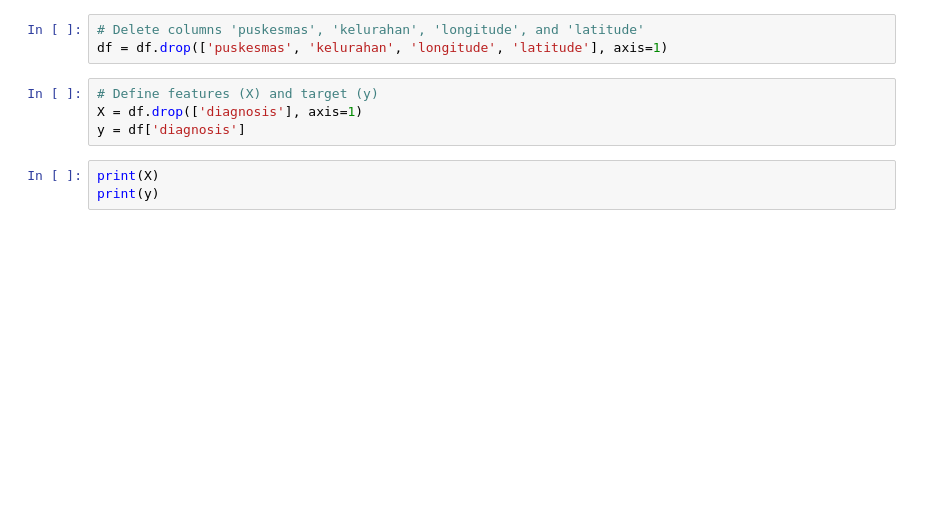
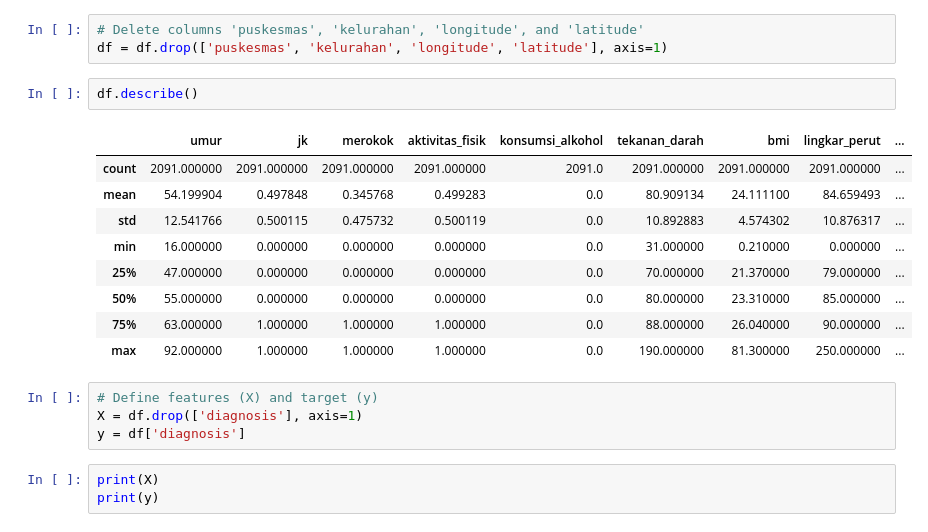
Before and after one commit to rafiilham91/prediksi-diabetes-skripsi, a Jupyter notebook: Prediksi Diabetes.ipynb, the cells around one changed output. Drawn from its saved outputs; the diff is of its cells as text; blank space fills up the shorter version.

```diff
--- a/Prediksi Diabetes.ipynb
+++ b/Prediksi Diabetes.ipynb
@@ -55,6 +49,18 @@ memory usage: 228.8+ KB
 # %%
 # Delete columns 'puskesmas', 'kelurahan', 'longitude', and 'latitude'
 df = df.drop(['puskesmas', 'kelurahan', 'longitude', 'latitude'], axis=1)
+# %%
+df.describe()
+# %% [output]
+|  | umur | jk | merokok | aktivitas_fisik | konsumsi_alkohol | tekanan_darah | bmi | lingkar_perut | ... |
+| count | 2091.000000 | 2091.000000 | 2091.000000 | 2091.000000 | 2091.0 | 2091.000000 | 2091.000000 | 2091.000000 | ... |
+| mean | 54.199904 | 0.497848 | 0.345768 | 0.499283 | 0.0 | 80.909134 | 24.111100 | 84.659493 | ... |
+| std | 12.541766 | 0.500115 | 0.475732 | 0.500119 | 0.0 | 10.892883 | 4.574302 | 10.876317 | ... |
+| min | 16.000000 | 0.000000 | 0.000000 | 0.000000 | 0.0 | 31.000000 | 0.210000 | 0.000000 | ... |
+| 25% | 47.000000 | 0.000000 | 0.000000 | 0.000000 | 0.0 | 70.000000 | 21.370000 | 79.000000 | ... |
+| 50% | 55.000000 | 0.000000 | 0.000000 | 0.000000 | 0.0 | 80.000000 | 23.310000 | 85.000000 | ... |
+| 75% | 63.000000 | 1.000000 | 1.000000 | 1.000000 | 0.0 | 88.000000 | 26.040000 | 90.000000 | ... |
+| max | 92.000000 | 1.000000 | 1.000000 | 1.000000 | 0.0 | 190.000000 | 81.300000 | 250.000000 | ... |
 # %%
 # Define features (X) and target (y)
 X = df.drop(['diagnosis'], axis=1)
```
Also changed, not shown: parts of 12 cells of this notebook, 1 other file.
